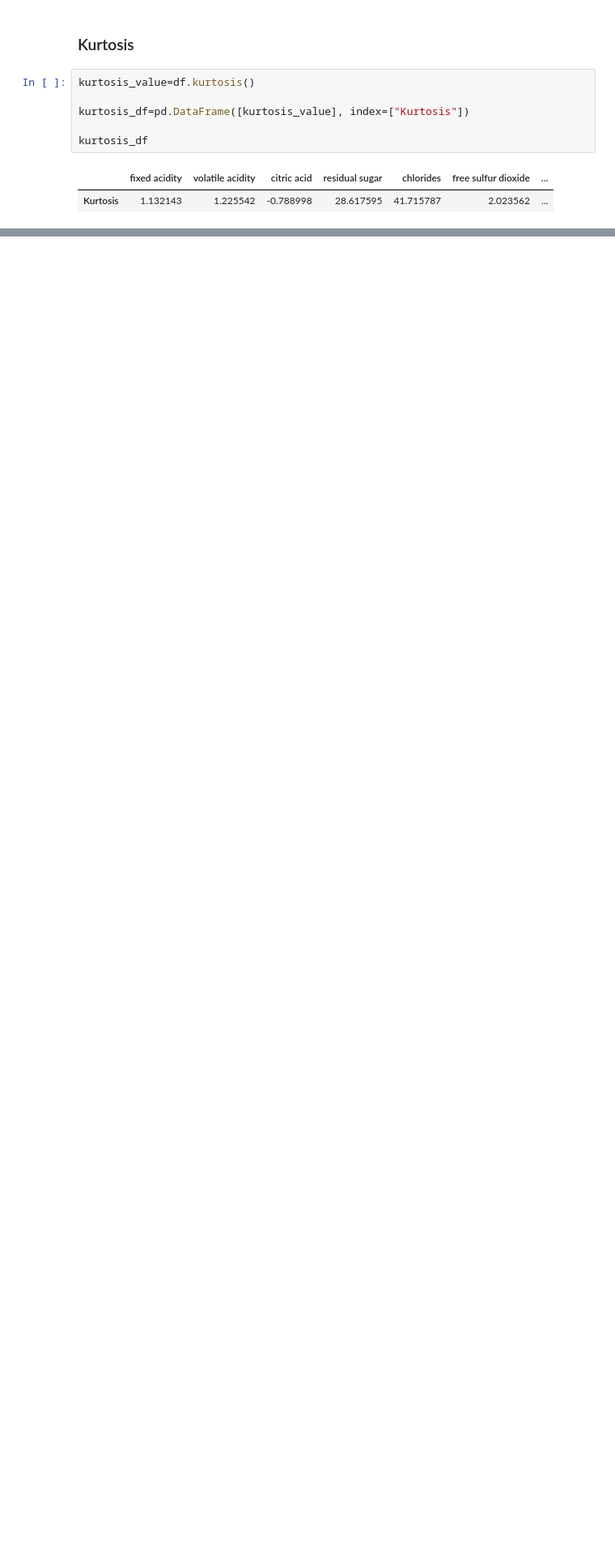
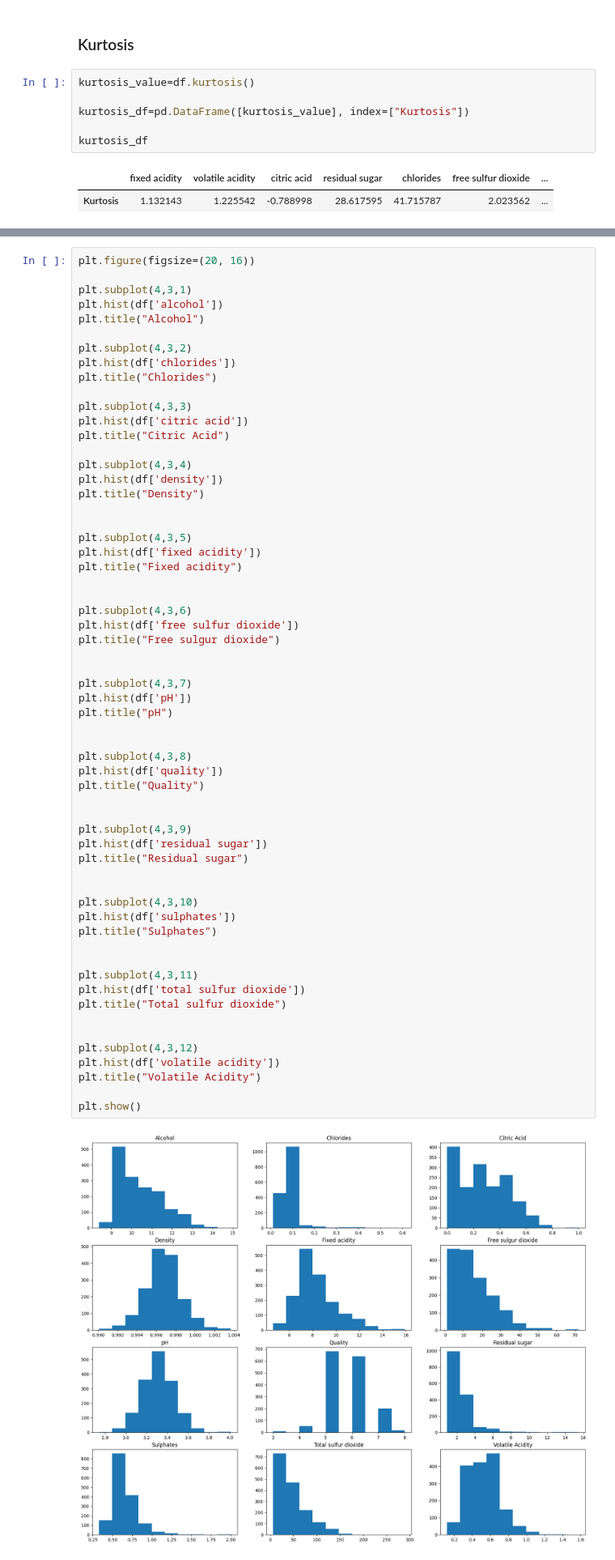
Before and after one commit to sumitkpal62/Red_wine_analysis, a Jupyter notebook: main.ipynb, the cells around one changed output, grey strips where cells are left out. Shown at 81% size. Cells and saved outputs as stored; diff of their text form; blank space fills up the shorter version.

Commit message:
histogram and kernal density visualization cross verified the skewness and kurtosis of features

```diff
--- a/main.ipynb
+++ b/main.ipynb
@@ -482,0 +508,62 @@ kurtosis_df
+# %%
+plt.figure(figsize=(20, 16))
+
+plt.subplot(4,3,1)
+plt.hist(df['alcohol'])
+plt.title("Alcohol")
+
+plt.subplot(4,3,2)
+plt.hist(df['chlorides'])
+plt.title("Chlorides")
+
+plt.subplot(4,3,3)
+plt.hist(df['citric acid'])
+plt.title("Citric Acid")
+
+plt.subplot(4,3,4)
+plt.hist(df['density'])
+plt.title("Density")
+
+
+plt.subplot(4,3,5)
+plt.hist(df['fixed acidity'])
+plt.title("Fixed acidity")
+
+
+plt.subplot(4,3,6)
+plt.hist(df['free sulfur dioxide'])
+plt.title("Free sulgur dioxide")
+
+
+plt.subplot(4,3,7)
+plt.hist(df['pH'])
+plt.title("pH")
+
+
+plt.subplot(4,3,8)
+plt.hist(df['quality'])
+plt.title("Quality")
+
+
+plt.subplot(4,3,9)
+plt.hist(df['residual sugar'])
+plt.title("Residual sugar")
+
+
+plt.subplot(4,3,10)
+plt.hist(df['sulphates'])
+plt.title("Sulphates")
+
+
+plt.subplot(4,3,11)
+plt.hist(df['total sulfur dioxide'])
+plt.title("Total sulfur dioxide")
+
+
+plt.subplot(4,3,12)
+plt.hist(df['volatile acidity'])
+plt.title("Volatile Acidity")
+
+plt.show()
+# %% [output]
+[figure, added]
```
Also changed, not shown: parts of 8 cells of this notebook, 1 other file.
